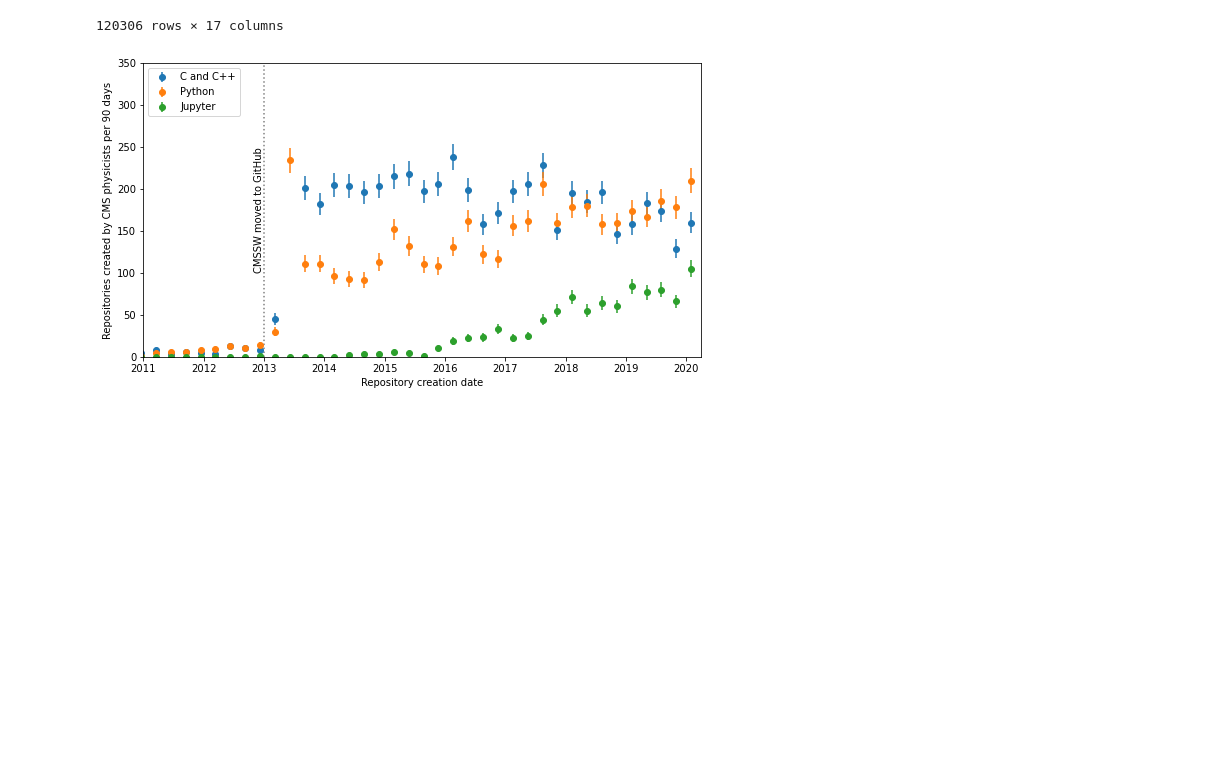
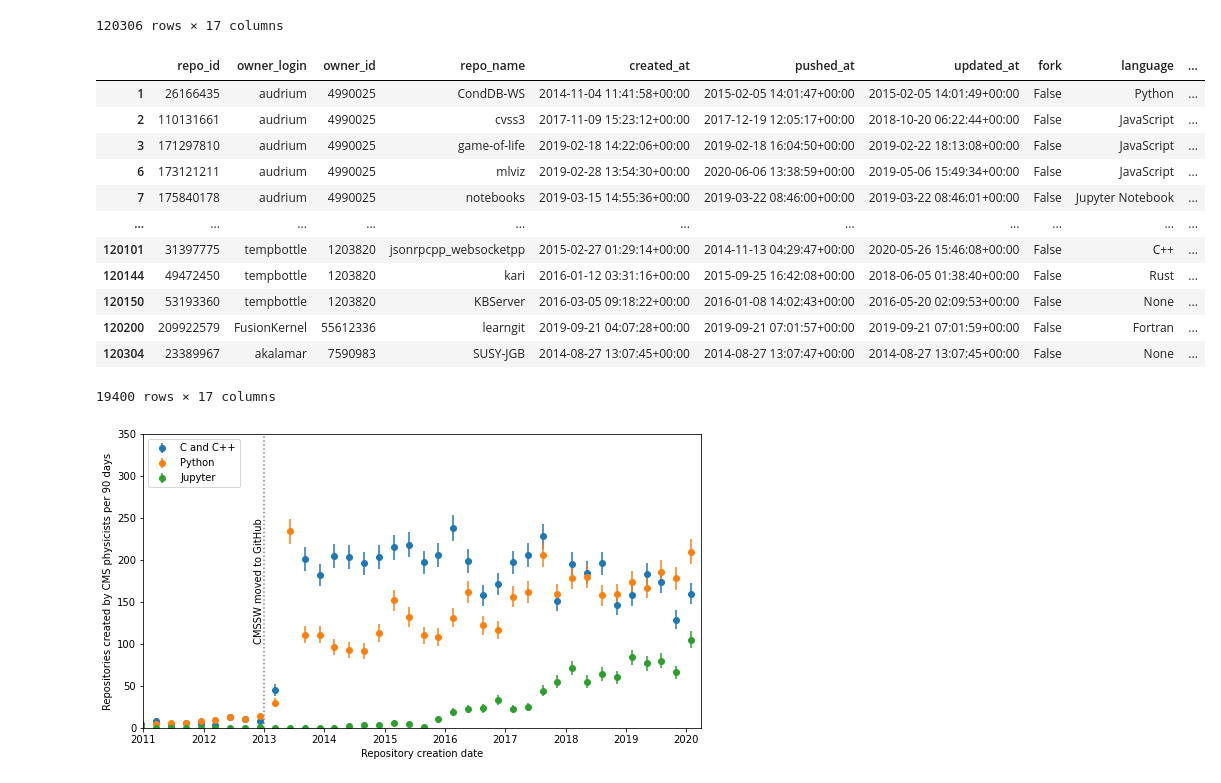
Before and after one commit to jpivarski-talks/2020-08-13-pyhep-debriefing, a Jupyter notebook: analyze-cmssw.ipynb, the cells around one changed output. Cells and saved outputs as stored; diff of their text form; code cells hidden in the pictures; blank space fills up the shorter version.

```diff
--- a/analyze-cmssw.ipynb
+++ b/analyze-cmssw.ipynb
@@ -66,6 +66,22 @@ users_with_cmssw = userrepos[(userrepos["repo_name"] == "cmssw") & (userrepos["f
 # %%
 userrepos_cut = userrepos[userrepos["owner_login"].isin(users_with_cmssw)]
 userrepos_cut = userrepos_cut[~userrepos_cut["fork"]]
+# %%
+userrepos_cut
+# %% [output]
+|  | repo_id | owner_login | owner_id | repo_name | created_at | pushed_at | updated_at | fork | language | ... |
+| 1 | 26166435 | audrium | 4990025 | CondDB-WS | 2014-11-04 11:41:58+00:00 | 2015-02-05 14:01:47+00:00 | 2015-02-05 14:01:49+00:00 | False | Python | ... |
+| 2 | 110131661 | audrium | 4990025 | cvss3 | 2017-11-09 15:23:12+00:00 | 2017-12-19 12:05:17+00:00 | 2018-10-20 06:22:44+00:00 | False | JavaScript | ... |
+| 3 | 171297810 | audrium | 4990025 | game-of-life | 2019-02-18 14:22:06+00:00 | 2019-02-18 16:04:50+00:00 | 2019-02-22 18:13:08+00:00 | False | JavaScript | ... |
+| 6 | 173121211 | audrium | 4990025 | mlviz | 2019-02-28 13:54:30+00:00 | 2020-06-06 13:38:59+00:00 | 2019-05-06 15:49:34+00:00 | False | JavaScript | ... |
+| 7 | 175840178 | audrium | 4990025 | notebooks | 2019-03-15 14:55:36+00:00 | 2019-03-22 08:46:00+00:00 | 2019-03-22 08:46:01+00:00 | False | Jupyter Notebook | ... |
+| ... | ... | ... | ... | ... | ... | ... | ... | ... | ... | ... |
+| 120101 | 31397775 | tempbottle | 1203820 | jsonrpcpp_websocketpp | 2015-02-27 01:29:14+00:00 | 2014-11-13 04:29:47+00:00 | 2020-05-26 15:46:08+00:00 | False | C++ | ... |
+| 120144 | 49472450 | tempbottle | 1203820 | kari | 2016-01-12 03:31:16+00:00 | 2015-09-25 16:42:08+00:00 | 2018-06-05 01:38:40+00:00 | False | Rust | ... |
+| 120150 | 53193360 | tempbottle | 1203820 | KBServer | 2016-03-05 09:18:22+00:00 | 2016-01-08 14:02:43+00:00 | 2016-05-20 02:09:53+00:00 | False | None | ... |
+| 120200 | 209922579 | FusionKernel | 55612336 | learngit | 2019-09-21 04:07:28+00:00 | 2019-09-21 07:01:57+00:00 | 2019-09-21 07:01:59+00:00 | False | Fortran | ... |
+| 120304 | 23389967 | akalamar | 7590983 | SUSY-JGB | 2014-08-27 13:07:45+00:00 | 2014-08-27 13:07:47+00:00 | 2014-08-27 13:07:45+00:00 | False | None | ... |
+19400 rows × 17 columns
 # %%
 userrepos_cut["Python"] = userrepos_cut["language"] == "Python"
 userrepos_cut["Jupyter"] = userrepos_cut["language"] == "Jupyter Notebook"
```
Also changed, not shown: 1 other file.
